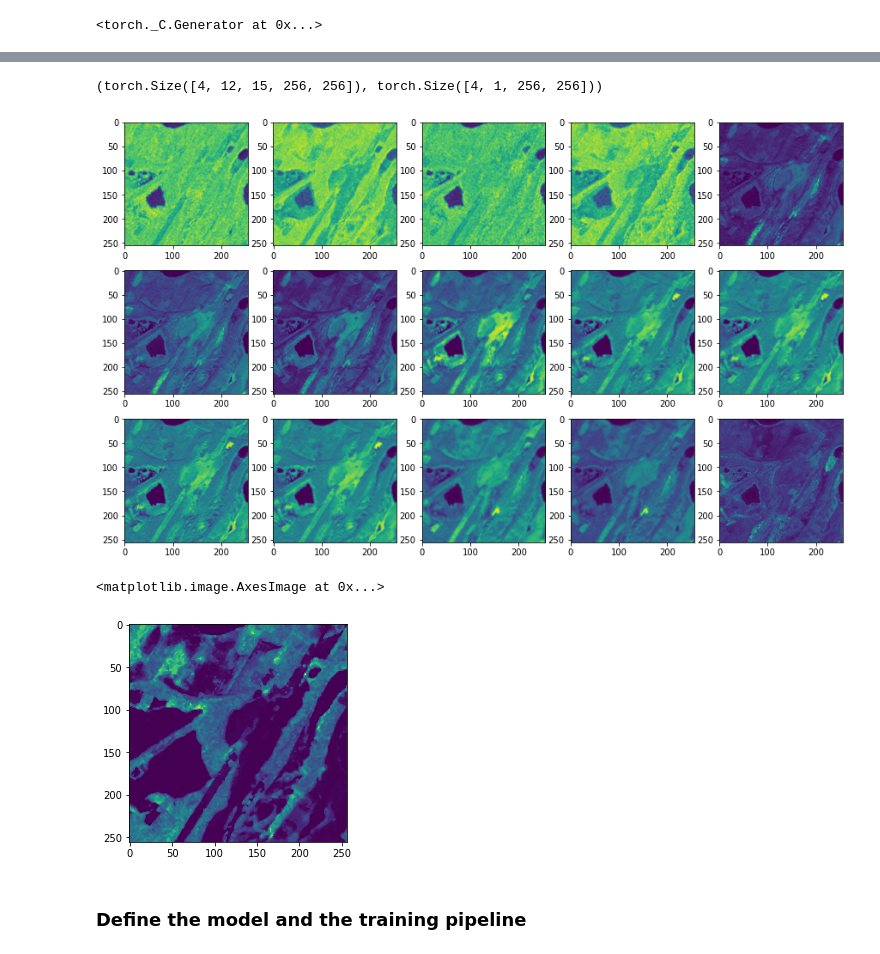
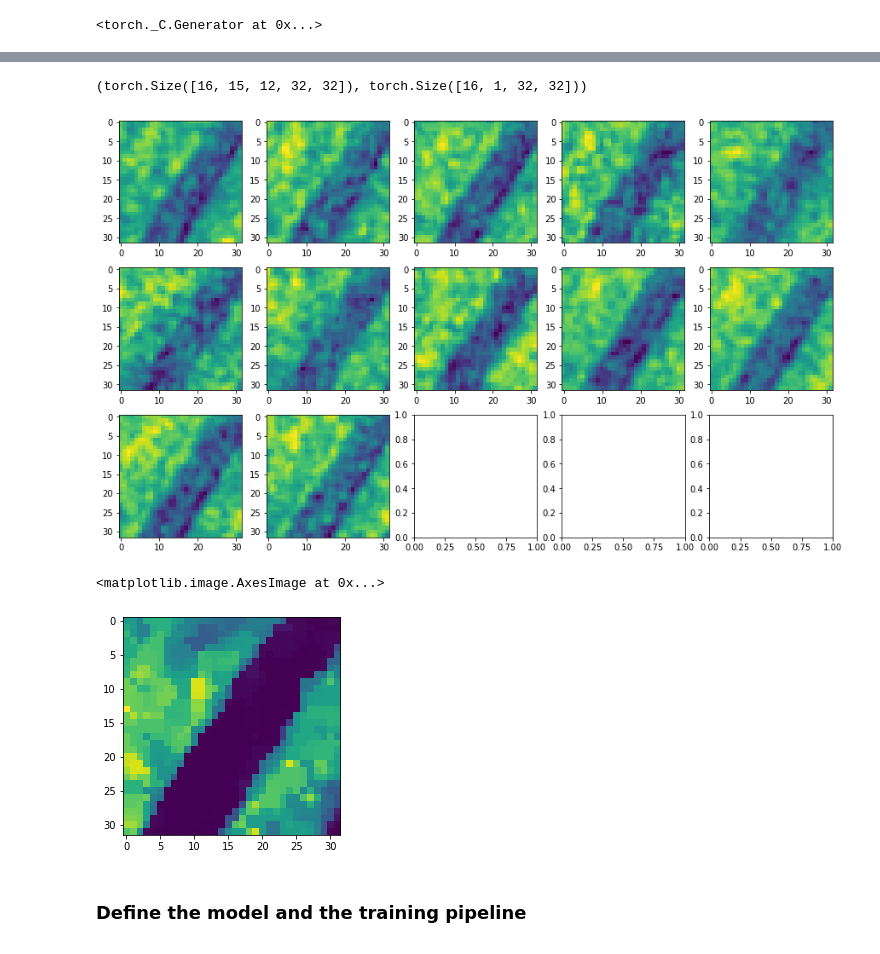
Before and after one commit to amedyukhina/biomassters, a Jupyter notebook: biomassters_all_times_unet_3D.ipynb, the cells around one changed output, grey strips where cells are left out. Cells and saved outputs as stored; diff of their text form; code cells hidden in the pictures.

```diff
--- a/biomassters_all_times_unet_3D.ipynb
+++ b/biomassters_all_times_unet_3D.ipynb
@@ -171,25 +171,27 @@ class SentinelDataset(Dataset):
                                                  label, label_filt]))
             label = image[-2:-1]
             label_filt = image[-1:]
-            image = image[:-2].reshape(t, c, h, w)
+            # image = image[:-2].reshape(t, c, h, w)
+            image = image[:-2].reshape(t, c, PATCH_SIZE, PATCH_SIZE)
 
         image = torch.stack([(img - torch.tensor(MEANS))/torch.tensor(STDS)
                 for img in image])
         image[image < -100] = 0
 
-        return image, label, label_filt
+        return image.transpose(0,1), label, label_filt
 # %%
 train_transforms = transforms.Compose([
         transforms.RandomHorizontalFlip(),
         transforms.RandomVerticalFlip(),
         # transforms.RandomRotation(degrees=180),
+        transforms.RandomCrop(PATCH_SIZE, pad_if_needed=True),
     ])
 # %%
 train_ds = SentinelDataset(train_ids, train_img_dir, label_dir,
                             transform=train_transforms
                             )
 val_ds = SentinelDataset(val_ids, train_img_dir, label_dir)
-train_dataloader = DataLoader(train_ds, batch_size=4,
+train_dataloader = DataLoader(train_ds, batch_size=16,
                               shuffle=True, num_workers = 2)
 valid_dataloader = DataLoader(val_ds, batch_size=4,
                               shuffle=False, num_workers = 2)
@@ -206,22 +208,22 @@ Wall time: 7.1 s
 # %%
 imgs.shape, labels.shape
 # %% [output]
-(torch.Size([4, 12, 15, 256, 256]), torch.Size([4, 1, 256, 256]))
+(torch.Size([16, 15, 12, 32, 32]), torch.Size([16, 1, 32, 32]))
 # %%
 cols = 5
 rows = 3
 s = 3
 fig, axes = plt.subplots(rows, cols, figsize=(s*cols, s*rows))
-for img, ax in zip(imgs[0][0], axes.ravel()):
+for img, ax in zip(imgs.transpose(0,1)[0][0], axes.ravel()):
     ax.imshow(img.numpy())
 # %% [output]
-[figure, old version]
+[figure, new version]
 # %%
 # Show ground truth
 plt.imshow(labels_filt[0][0].numpy())
 # %% [output]
 <matplotlib.image.AxesImage at 0x...>
-[figure, old version]
+[figure, new version]
 # %% [markdown]
 ### Define the model and the training pipeline
 # %%
```
Also changed, not shown: parts of 7 cells of this notebook.
